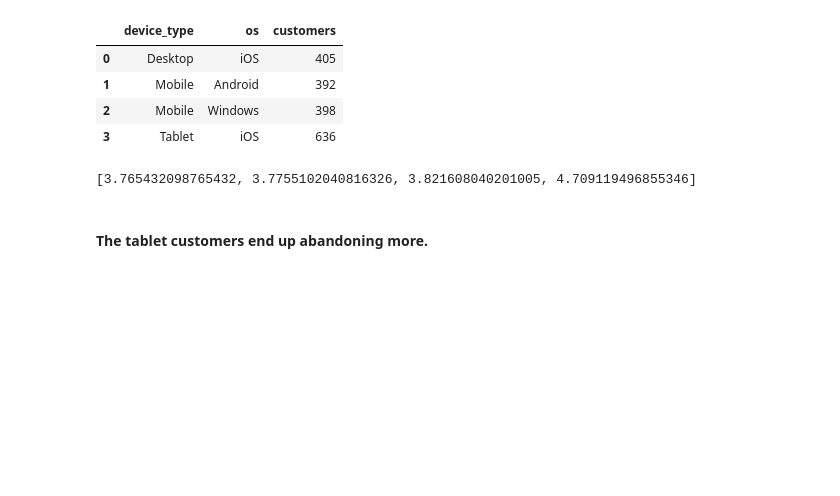
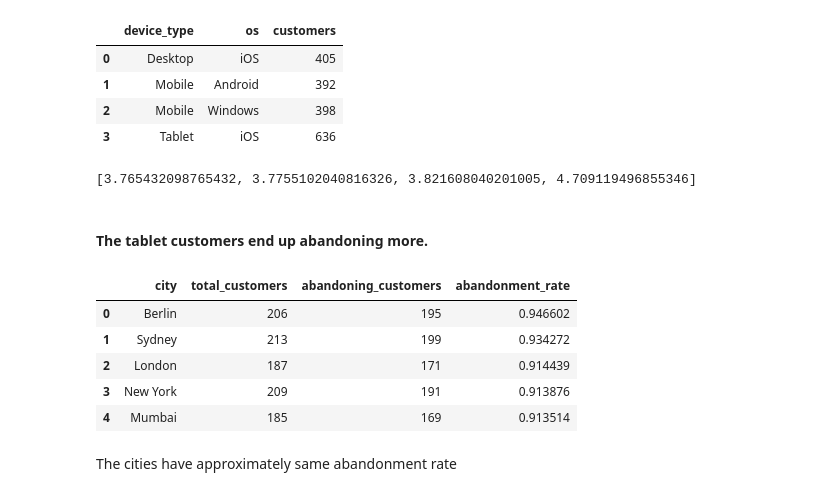
Before and after one commit to RAJASHREE01/cart-abandonment-analysis, a Jupyter notebook: cart.ipynb, the cells around one changed output. Saved outputs shown, nothing was run; the diff lists cells and outputs as text; code cells hidden in the pictures; blank space fills up the shorter version.

```diff
--- a/cart.ipynb
+++ b/cart.ipynb
@@ -511,3 +511,26 @@ proportion_devices
 [3.765432098765432, 3.7755102040816326, 3.821608040201005, 4.709119496855346]
 # %% [markdown]
 #### The tablet customers end up abandoning more.
+# %%
+city_abandonment = sqldf("""
+                            SELECT
+                                c.city,
+                                COUNT(DISTINCT c.customer_id) AS total_customers,
+                                COUNT(DISTINCT f.customer_id) AS abandoning_customers,
+                                COUNT(DISTINCT f.customer_id) * 1.0 / COUNT(DISTINCT c.customer_id) AS abandonment_rate
+                            FROM customer_table c
+                            LEFT JOIN fact_table f ON c.customer_id = f.customer_id
+                                AND f.abandonment_time IS NOT NULL
+                            GROUP BY c.city
+                            ORDER BY abandonment_rate DESC
+                        """)
+city_abandonment
+# %% [output]
+|  | city | total_customers | abandoning_customers | abandonment_rate |
+| 0 | Berlin | 206 | 195 | 0.946602 |
+| 1 | Sydney | 213 | 199 | 0.934272 |
+| 2 | London | 187 | 171 | 0.914439 |
+| 3 | New York | 209 | 191 | 0.913876 |
+| 4 | Mumbai | 185 | 169 | 0.913514 |
+# %% [markdown]
+The cities have approximately same abandonment rate
```
Also changed, not shown: parts of 1 cell of this notebook.
